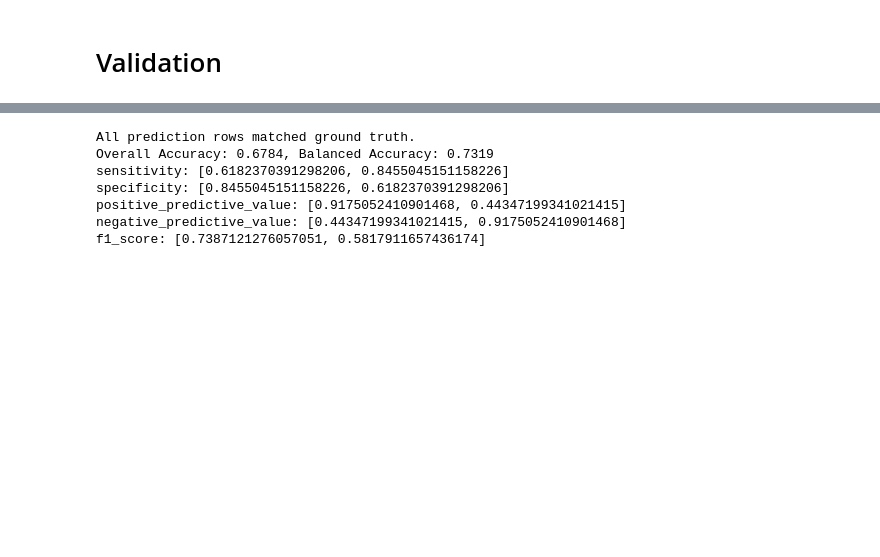
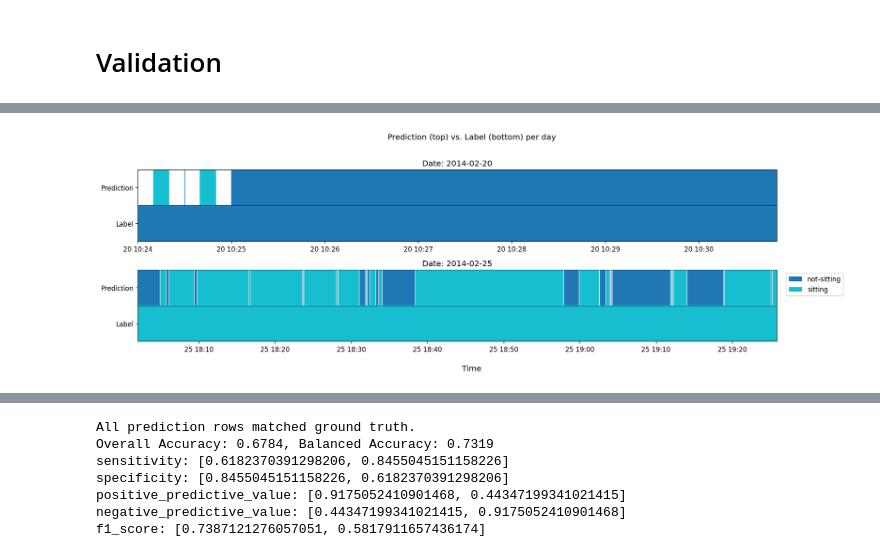
Before and after one commit to yuc0805/DeepPostures_MAE, a Jupyter notebook: MSSE_2021_pt/zs_metric.ipynb, the cells around one changed output, grey strips where cells are left out. Cells and saved outputs as stored; diff of their text form; code cells hidden in the pictures; blank space fills up the shorter version.

```diff
--- a/MSSE_2021_pt/zs_metric.ipynb
+++ b/MSSE_2021_pt/zs_metric.ipynb
@@ -191,0 +290,59 @@ f1_score: [0.9157399713896575, 0.7812912721952695]
+# %%
+import pandas as pd
+import matplotlib.pyplot as plt
+import numpy as np
+
+# Load data
+path = '/niddk-data-central/iWatch/submit_result/W/CHAP-ZS/val_predictions/i0195A.csv'
+df = pd.read_csv(path, parse_dates=['timestamp'])
+
+# Map class names to ints and assign colors
+class_names = sorted(set(df['prediction']).union(set(df['label'])))
+class_to_int = {name: i for i, name in enumerate(class_names)}
+colors = plt.get_cmap('tab10', len(class_names))
+
+df['pred_int'] = df['prediction'].map(class_to_int)
+df['label_int'] = df['label'].map(class_to_int)
+df['date'] = df['timestamp'].dt.date
+
+def plot_segments(ax, times, ints, ylow, yhigh, color_map):
+    prev = ints[0]
+    start = 0
+    for i in range(1, len(ints)):
+        if ints[i] != prev or i == len(ints) - 1:
+            end = i if ints[i] != prev else i+1
+            ax.fill_between(times[start:end], ylow, yhigh, color=color_map(prev), step='post')
+            start = i
+            prev = ints[i]
+
+unique_dates = sorted(df['date'].unique())
+n_dates = len(unique_dates)
+fig, axs = plt.subplots(n_dates, 1, figsize=(16, 2.5*n_dates), sharex=False, dpi=120)
+
+if n_dates == 1:
+    axs = [axs]  # Ensure axs is always a list
+
+for i, date in enumerate(unique_dates):
+    ax = axs[i]
+    subdf = df[df['date'] == date].reset_index(drop=True)
+    plot_segments(ax, subdf['timestamp'], subdf['pred_int'], 1, 2, lambda i: colors(i))
+    plot_segments(ax, subdf['timestamp'], subdf['label_int'], 0, 1, lambda i: colors(i))
+    ax.axhline(1, color='k', lw=0.5)
+    ax.set_yticks([0.5, 1.5])
+    ax.set_yticklabels(['Label', 'Prediction'])
+    ax.set_ylim(0, 2)
+    ax.set_xlim(subdf['timestamp'].iloc[0], subdf['timestamp'].iloc[-1])
+    ax.set_title(f'Date: {date}')
+
+fig.supxlabel('Time')
+fig.suptitle('Prediction (top) vs. Label (bottom) per day', y=1.02)
+
+# Optional: add legend for the classes to the last subplot
+from matplotlib.patches import Patch
+legend_handles = [Patch(facecolor=colors(i), label=cls) for cls, i in class_to_int.items()]
+axs[-1].legend(handles=legend_handles, bbox_to_anchor=(1.01, 1), loc='upper left')
+
+plt.tight_layout()
+plt.show()
+# %% [output]
+[figure, added]
```
Also changed, not shown: parts of 4 cells of this notebook.
